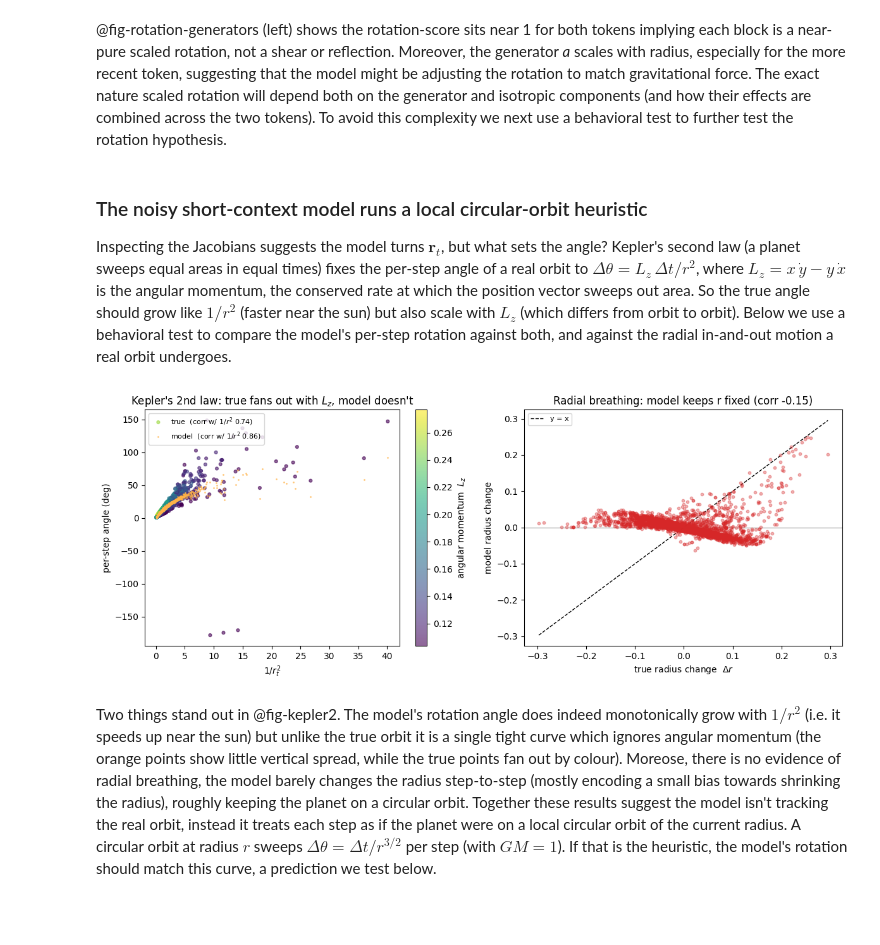
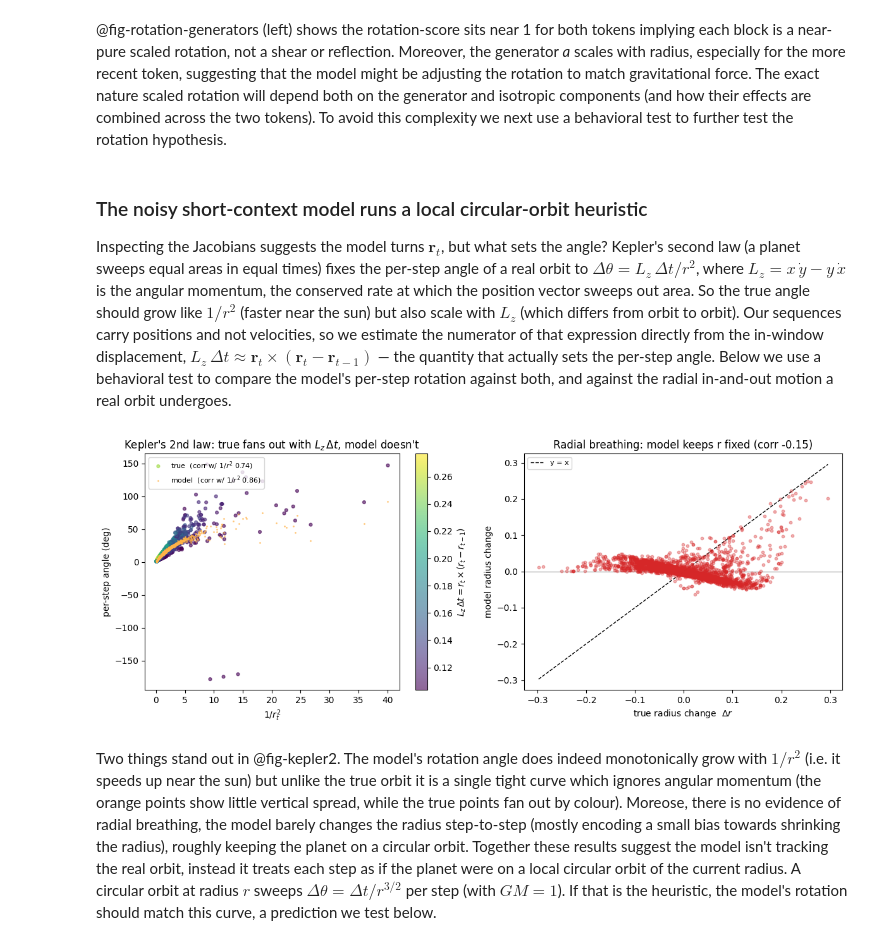
Before and after one commit to Arcadia-Science/world-model-orbits, a Jupyter notebook: index.ipynb, the cells around one changed output. Drawn from its saved outputs; the diff is of its cells as text; code cells hidden in the pictures; blank space fills up the shorter version.

```diff
--- a/index.ipynb
+++ b/index.ipynb
@@ -411,7 +419,7 @@ plt.show()
 # %% [markdown]
 ### The noisy short-context model runs a local circular-orbit heuristic
 
-Inspecting the Jacobians suggests the model turns $\mathbf r_t$, but what sets the angle? Kepler's second law (a planet sweeps equal areas in equal times) fixes the per-step angle of a real orbit to $\Delta\theta = L_z\,\Delta t / r^2$, where $L_z = x\,\dot y - y\,\dot x$ is the angular momentum, the conserved rate at which the position vector sweeps out area. So the true angle should grow like $1/r^2$ (faster near the sun) but also scale with $L_z$ (which differs from orbit to orbit). Below we use a behavioral test to compare the model's per-step rotation against both, and against the radial in-and-out motion a real orbit undergoes.
+Inspecting the Jacobians suggests the model turns $\mathbf r_t$, but what sets the angle? Kepler's second law (a planet sweeps equal areas in equal times) fixes the per-step angle of a real orbit to $\Delta\theta = L_z\,\Delta t / r^2$, where $L_z = x\,\dot y - y\,\dot x$ is the angular momentum, the conserved rate at which the position vector sweeps out area. So the true angle should grow like $1/r^2$ (faster near the sun) but also scale with $L_z$ (which differs from orbit to orbit). Our sequences carry positions and not velocities, so we estimate the numerator of that expression directly from the in-window displacement, $L_z\,\Delta t \approx \mathbf r_t \times (\mathbf r_t - \mathbf r_{t-1})$ — the quantity that actually sets the per-step angle. Below we use a behavioral test to compare the model's per-step rotation against both, and against the radial in-and-out motion a real orbit undergoes.
 # %%
 #| code-fold: true
 #| output: false
@@ -419,38 +427,38 @@ Inspecting the Jacobians suggests the model turns $\mathbf r_t$, but what sets t
 behav = NT.rotation_behavioral(model, BLOCK_SIZE, N_WINDOWS_BEH, seed=SEED, offset=OFFSET)
 # %%
 #| label: fig-kepler2
-#| fig-cap: "Left: per-step rotation angle vs 1/r^2. The true orbit's angle (coloured by angular momentum L_z) fans out with L_z per Kepler's 2nd law, whereas the model's angle (orange) is a tight function of 1/r^2 alone — it ignores L_z. Right: the true per-step radius change vs the model's; the model keeps the radius almost fixed, ignoring the orbit's radial breathing."
+#| fig-cap: "Left: per-step rotation angle vs 1/r^2. Points are coloured by L_z*dt = r_t x (r_t - r_{t-1}), the numerator of the per-step angle in Kepler's 2nd law (dtheta = L_z*dt / r^2), estimated from the in-window displacement because the sequences carry positions rather than velocities. The true orbit's angle fans out with L_z*dt, whereas the model's angle (orange) is a tight function of 1/r^2 alone — it ignores angular momentum. Right: the true per-step radius change vs the model's; the model keeps the radius almost fixed, ignoring the orbit's radial breathing."
 #| code-fold: true
 fig, axes = plt.subplots(1, 2, figsize=(12, 4.8))
 
 # Left — Kepler's 2nd law: per-step angle vs 1/r^2
 ax = axes[0]
-Lz, inv_r2 = behav['Lz'], behav['inv_r2']
+Lz_dt, inv_r2 = behav['Lz_dt'], behav['inv_r2']
 at, am = np.degrees(behav['ang_true']), np.degrees(behav['ang_model'])
-vlo, vhi = float(np.nanpercentile(Lz, 2)), float(np.nanpercentile(Lz, 98))
-sc = ax.scatter(inv_r2, at, s=12, alpha=0.6, c=Lz, cmap='viridis', vmin=vlo, vmax=vhi,
+vlo, vhi = float(np.nanpercentile(Lz_dt, 2)), float(np.nanpercentile(Lz_dt, 98))
+sc = ax.scatter(inv_r2, at, s=12, alpha=0.6, c=Lz_dt, cmap='viridis', vmin=vlo, vmax=vhi,
                 label=f"true  (corr w/ $1/r^2$ {behav['kepler2_corr_true']:.2f})")
 ax.scatter(inv_r2, am, s=6, alpha=0.5, color='#FFB347', marker='.',
            label=f"model  (corr w/ $1/r^2$ {behav['kepler2_corr_model']:.2f})")
-cb = fig.colorbar(sc, ax=ax); cb.set_label(r'angular momentum  $L_z$')
+cb = fig.colorbar(sc, ax=ax); cb.set_label(r'$L_z\,\Delta t = r_t \times (r_t - r_{t-1})$')
 ax.set_xlabel(r'$1/r_t^2$'); ax.set_ylabel('per-step angle (deg)')
-ax.set_title(r"Kepler's 2nd law: true fans out with $L_z$, model doesn't")
+ax.set_title(r"Kepler's 2nd law: true fans out with $L_z\,\Delta t$, model doesn't")
 ax.legend(fontsize=8, loc='upper left')
 
 # Right — radial breathing
 ax = axes[1]
 dtr, dmr = behav['dr_true'], behav['dr_model']
 lo, hi = float(min(dtr.min(), dmr.min())), float(max(dtr.max(), dmr.max()))
 ax.plot([lo, hi], [lo, hi], 'k--', lw=1, label='y = x', zorder=1)
 ax.axhline(0, color='gray', lw=0.7, zorder=1)
 ax.scatter(dtr, dmr, s=10, alpha=0.35, color='tab:red', zorder=2)
 ax.set_xlabel(r'true radius change  $\Delta r$'); ax.set_ylabel(r'model radius change')
 ax.set_title(f"Radial breathing: model keeps r fixed (corr {behav['dr_corr']:.2f})")
 ax.legend(fontsize=8)
 
 fig.tight_layout(); plt.show()
 # %% [output]
-[figure, old version]
+[figure, new version]
 # %% [markdown]
 Two things stand out in @fig-kepler2. The model's rotation angle does indeed monotonically grow with $1/r^2$ (i.e. it speeds up near the sun) but unlike the true orbit it is a single tight curve which ignores angular momentum (the orange points show little vertical spread, while the true points fan out by colour). Moreose, there is no evidence of radial breathing, the model barely changes the radius step-to-step (mostly encoding a small bias towards shrinking the radius), roughly keeping the planet on a circular orbit. Together these results suggest the model isn't tracking the real orbit, instead it treats each step as if the planet were on a local circular orbit of the current radius. A circular orbit at radius $r$ sweeps $\Delta\theta = \Delta t / r^{3/2}$ per step (with $GM=1$). If that is the heuristic, the model's rotation should match this curve, a prediction we test below.
 # %%
```
Also changed, not shown: parts of 33 cells of this notebook, 3 other files.
